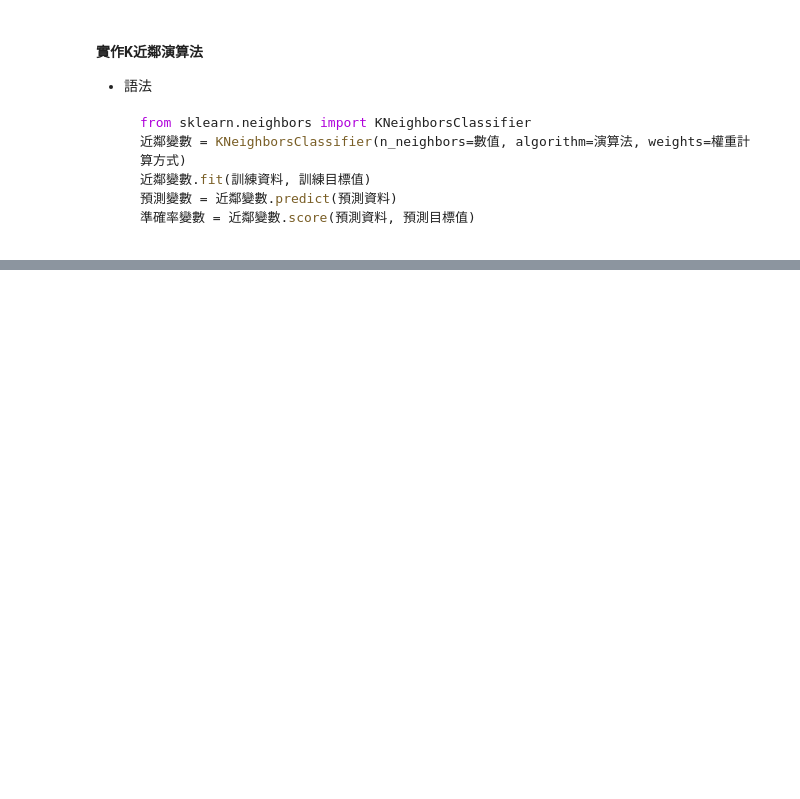
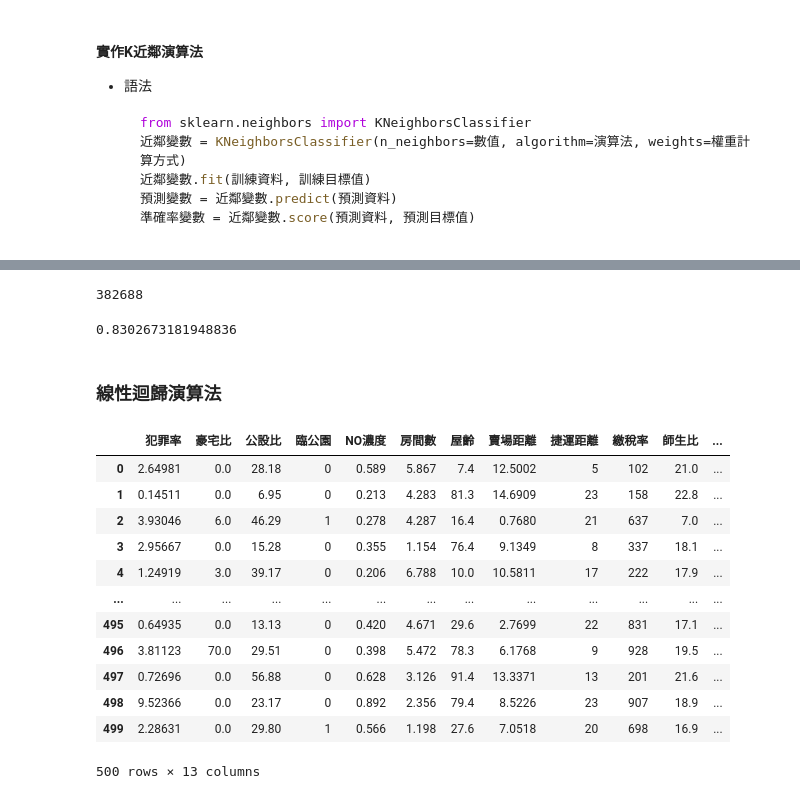
Before and after one commit to LJJain/python_begin, a Jupyter notebook: Begin/09.ipynb, the cells around one changed output, grey strips where cells are left out. Saved outputs shown, nothing was run; the diff lists cells and outputs as text; code cells hidden in the pictures; blank space fills up the shorter version.

```diff
--- a/Begin/09.ipynb
+++ b/Begin/09.ipynb
@@ -252,0 +425,35 @@ joblib.dump(knn, 'mnist500.pkl')
+# %%
+len(target)
+# %% [output]
+382688
+# %%
+x_train, x_test, y_train, y_test = train_test_split(data, target, test_size = 0.2)
+tf = TfidfVectorizer()
+x_train = tf.fit_transform(x_train)
+x_test = tf.transform(x_test)
+mlt = MultinomialNB(alpha=1.0)
+mlt.fit(x_train, y_train)
+score = mlt.score(x_test, y_test)
+score
+# %% [output]
+0.8302673181948836
+# %% [markdown]
+### 線性迴歸演算法
+# %%
+import pandas as pd
+hp = pd.read_csv('housePrice.csv')
+hp
+# %% [output]
+|  | 犯罪率 | 豪宅比 | 公設比 | 臨公園 | NO濃度 | 房間數 | 屋齡 | 賣場距離 | 捷運距離 | 繳稅率 | 師生比 | ... |
+| 0 | 2.64981 | 0.0 | 28.18 | 0 | 0.589 | 5.867 | 7.4 | 12.5002 | 5 | 102 | 21.0 | ... |
+| 1 | 0.14511 | 0.0 | 6.95 | 0 | 0.213 | 4.283 | 81.3 | 14.6909 | 23 | 158 | 22.8 | ... |
+| 2 | 3.93046 | 6.0 | 46.29 | 1 | 0.278 | 4.287 | 16.4 | 0.7680 | 21 | 637 | 7.0 | ... |
+| 3 | 2.95667 | 0.0 | 15.28 | 0 | 0.355 | 1.154 | 76.4 | 9.1349 | 8 | 337 | 18.1 | ... |
+| 4 | 1.24919 | 3.0 | 39.17 | 0 | 0.206 | 6.788 | 10.0 | 10.5811 | 17 | 222 | 17.9 | ... |
+| ... | ... | ... | ... | ... | ... | ... | ... | ... | ... | ... | ... | ... |
+| 495 | 0.64935 | 0.0 | 13.13 | 0 | 0.420 | 4.671 | 29.6 | 2.7699 | 22 | 831 | 17.1 | ... |
+| 496 | 3.81123 | 70.0 | 29.51 | 0 | 0.398 | 5.472 | 78.3 | 6.1768 | 9 | 928 | 19.5 | ... |
+| 497 | 0.72696 | 0.0 | 56.88 | 0 | 0.628 | 3.126 | 91.4 | 13.3371 | 13 | 201 | 21.6 | ... |
+| 498 | 9.52366 | 0.0 | 23.17 | 0 | 0.892 | 2.356 | 79.4 | 8.5226 | 23 | 907 | 18.9 | ... |
+| 499 | 2.28631 | 0.0 | 29.80 | 1 | 0.566 | 1.198 | 27.6 | 7.0518 | 20 | 698 | 16.9 | ... |
+500 rows × 13 columns
```
Also changed, not shown: parts of 44 cells of this notebook, 2 other files.
